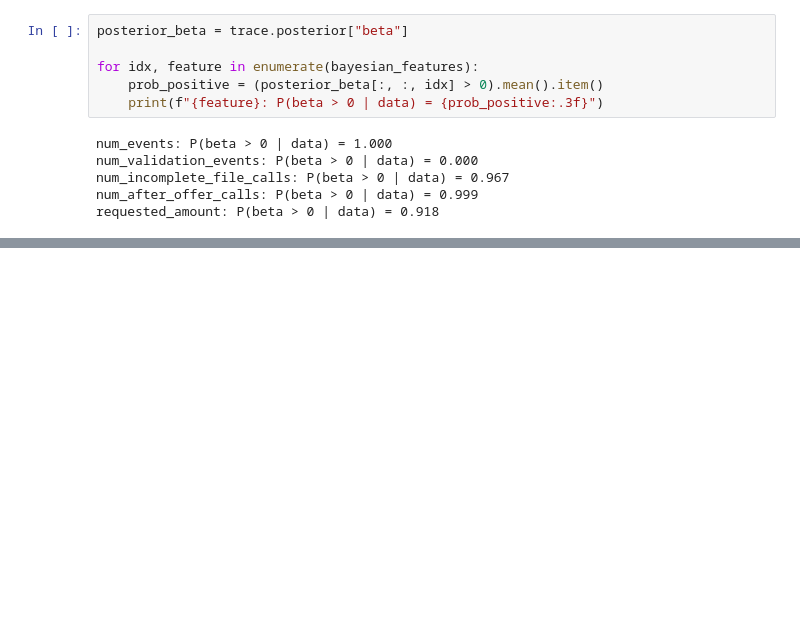
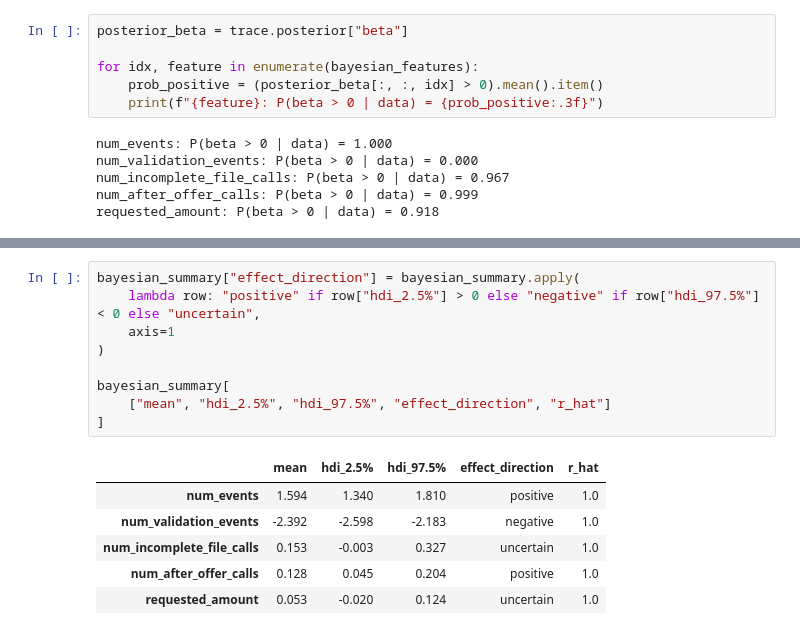
Before and after one commit to alfergal/ml-studio, a Jupyter notebook: ml/loanops/notebooks/01_eda.ipynb, the cells around one changed output, grey strips where cells are left out. Cells and saved outputs as stored; diff of their text form; blank space fills up the shorter version.

```diff
--- a/ml/loanops/notebooks/01_eda.ipynb
+++ b/ml/loanops/notebooks/01_eda.ipynb
@@ -663,0 +713,16 @@ requested_amount: P(beta > 0 | data) = 0.918
+# %%
+bayesian_summary["effect_direction"] = bayesian_summary.apply(
+    lambda row: "positive" if row["hdi_2.5%"] > 0 else "negative" if row["hdi_97.5%"] < 0 else "uncertain",
+    axis=1
+)
+
+bayesian_summary[
+    ["mean", "hdi_2.5%", "hdi_97.5%", "effect_direction", "r_hat"]
+]
+# %% [output]
+|  | mean | hdi_2.5% | hdi_97.5% | effect_direction | r_hat |
+| num_events | 1.594 | 1.340 | 1.810 | positive | 1.0 |
+| num_validation_events | -2.392 | -2.598 | -2.183 | negative | 1.0 |
+| num_incomplete_file_calls | 0.153 | -0.003 | 0.327 | uncertain | 1.0 |
+| num_after_offer_calls | 0.128 | 0.045 | 0.204 | positive | 1.0 |
+| requested_amount | 0.053 | -0.020 | 0.124 | uncertain | 1.0 |
```
Also changed, not shown: parts of 6 cells of this notebook.
